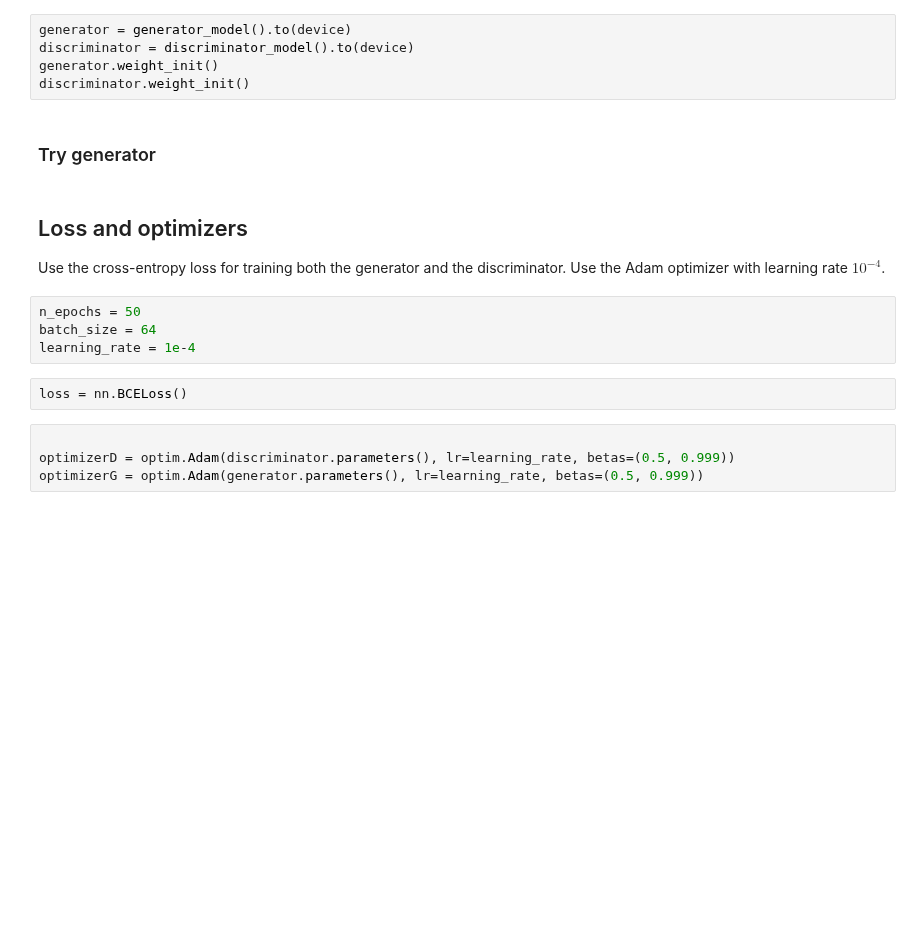
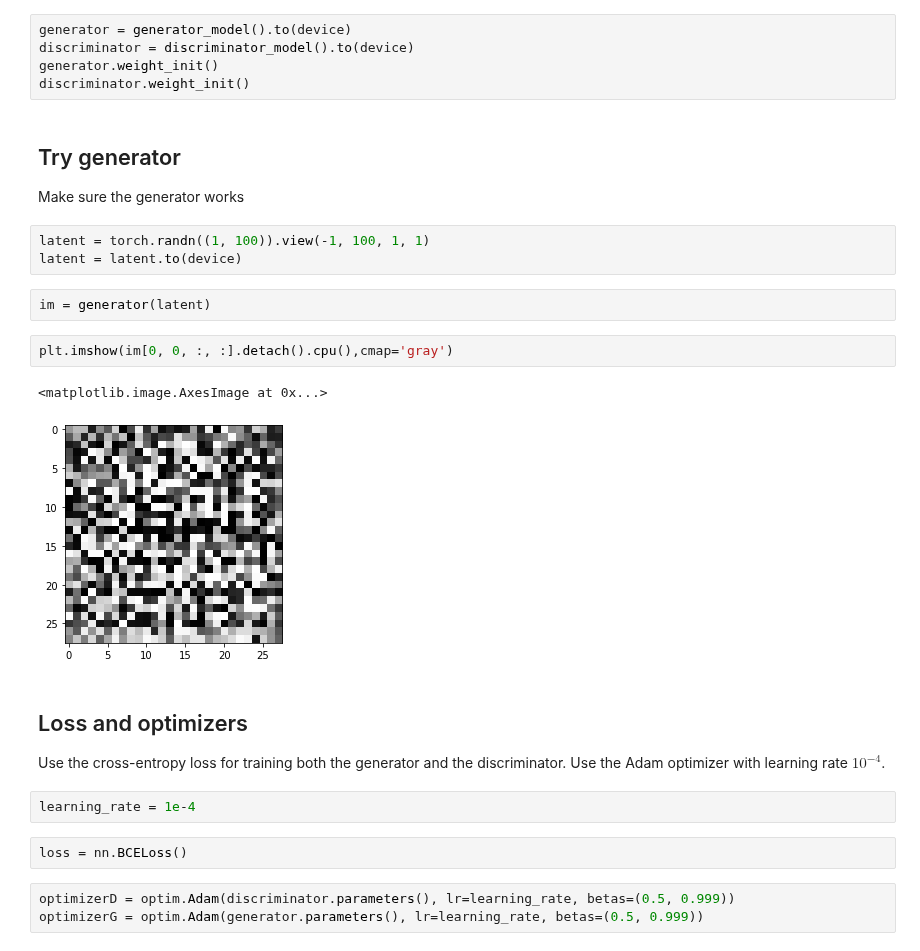
Before and after one commit to yeb2Binfang/ECE-GY9123_DL, a Jupyter notebook: HW/HW6/HW6.ipynb, the cells around one changed output. Saved outputs shown, nothing was run; the diff lists cells and outputs as text; blank space fills up the shorter version.

```diff
--- a/HW/HW6/HW6.ipynb
+++ b/HW/HW6/HW6.ipynb
@@ -167,19 +263,27 @@ discriminator = discriminator_model().to(device)
 generator.weight_init()
 discriminator.weight_init()
 # %% [markdown]
-### Try generator
+## Try generator
+Make sure the generator works
+# %%
+latent = torch.randn((1, 100)).view(-1, 100, 1, 1)
+latent = latent.to(device)
+# %%
+im = generator(latent)
+# %%
+plt.imshow(im[0, 0, :, :].detach().cpu(),cmap='gray')
+# %% [output]
+<matplotlib.image.AxesImage at 0x...>
+[figure, added]
 # %% [markdown]
 ## Loss and optimizers
 
 Use the cross-entropy loss for training both the generator and the discriminator. Use the
 Adam optimizer with learning rate $10^{-4}$.
-# %%
-n_epochs = 50
-batch_size = 64
-learning_rate = 1e-4
+# %%
+learning_rate = 1e-4
 # %%
 loss = nn.BCELoss()
 # %%
-
 optimizerD = optim.Adam(discriminator.parameters(), lr=learning_rate, betas=(0.5, 0.999))
 optimizerG = optim.Adam(generator.parameters(), lr=learning_rate, betas=(0.5, 0.999))
```
Also changed, not shown: parts of 21 cells of this notebook.
